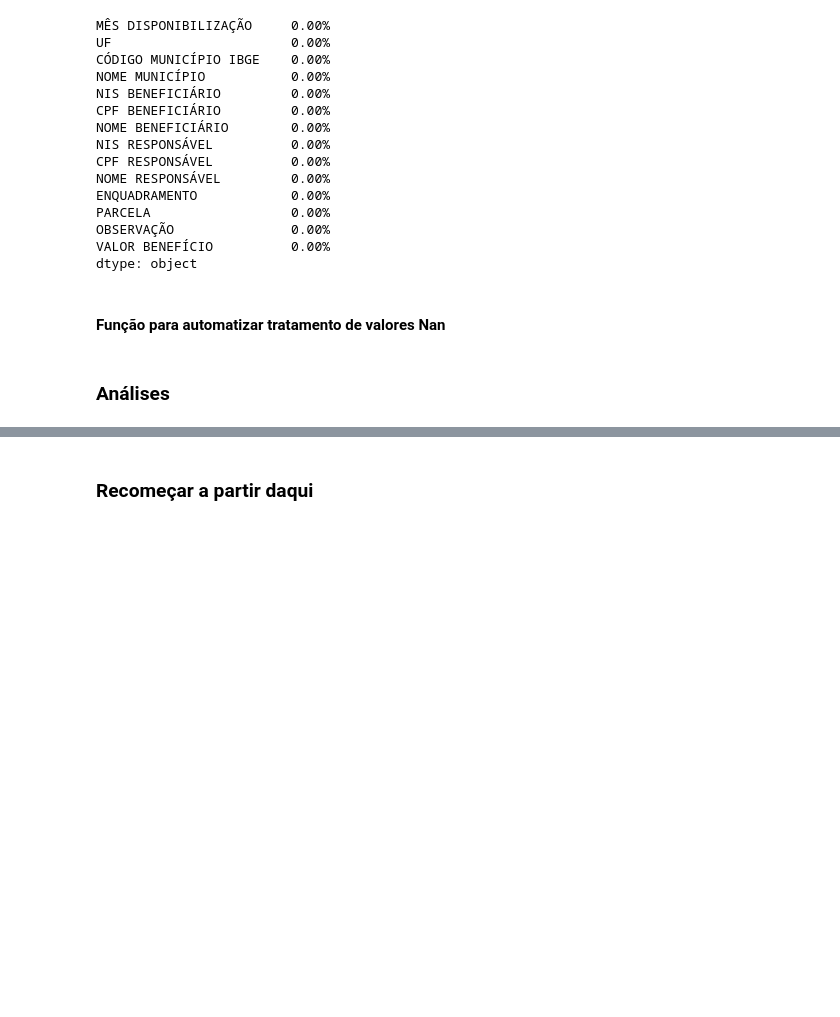
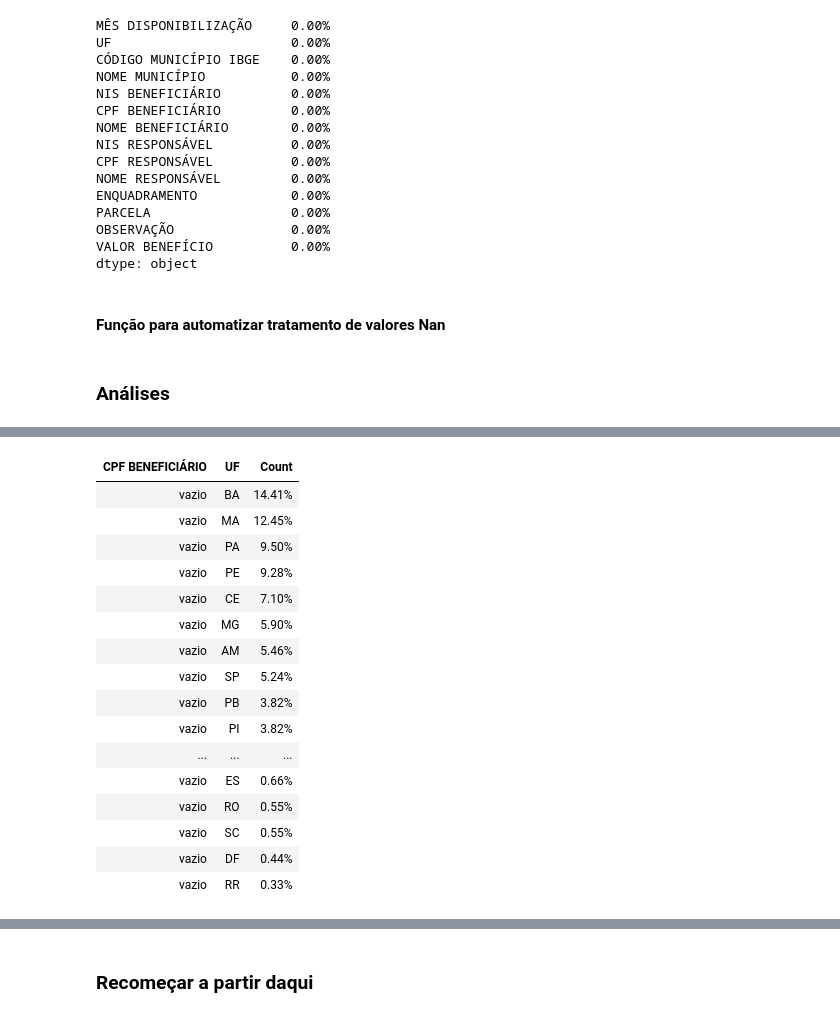
Before and after one commit to leandrofusco/Auxilio_emergencial, a Jupyter notebook: Analise_auxilio_emergencial.ipynb, the cells around one changed output, grey strips where cells are left out. Saved outputs shown, nothing was run; the diff lists cells and outputs as text; code cells hidden in the pictures; blank space fills up the shorter version.

```diff
--- a/Analise_auxilio_emergencial.ipynb
+++ b/Analise_auxilio_emergencial.ipynb
@@ -313,0 +376,20 @@ Enquadramento
+# %%
+groupby_filter_percent(df_202004, 'CPF BENEFICIÁRIO', 'vazio', 'UF')
+# %% [output]
+| CPF BENEFICIÁRIO | UF | Count |
+| vazio | BA | 14.41% |
+| vazio | MA | 12.45% |
+| vazio | PA | 9.50% |
+| vazio | PE | 9.28% |
+| vazio | CE | 7.10% |
+| vazio | MG | 5.90% |
+| vazio | AM | 5.46% |
+| vazio | SP | 5.24% |
+| vazio | PB | 3.82% |
+| vazio | PI | 3.82% |
+| ... | ... | ... |
+| vazio | ES | 0.66% |
+| vazio | RO | 0.55% |
+| vazio | SC | 0.55% |
+| vazio | DF | 0.44% |
+| vazio | RR | 0.33% |
```
Also changed, not shown: parts of 54 cells of this notebook.
